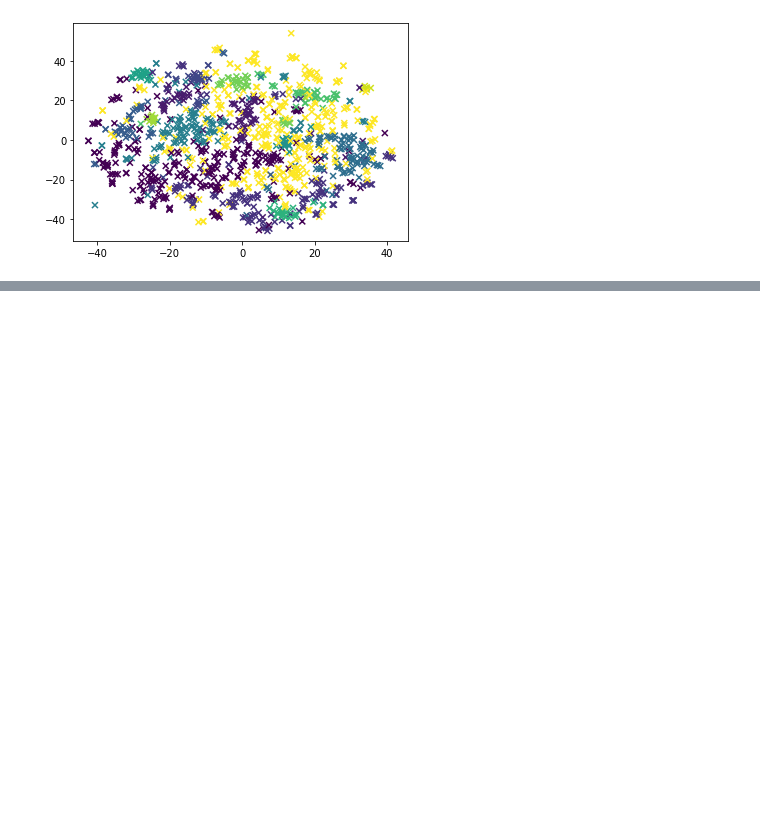
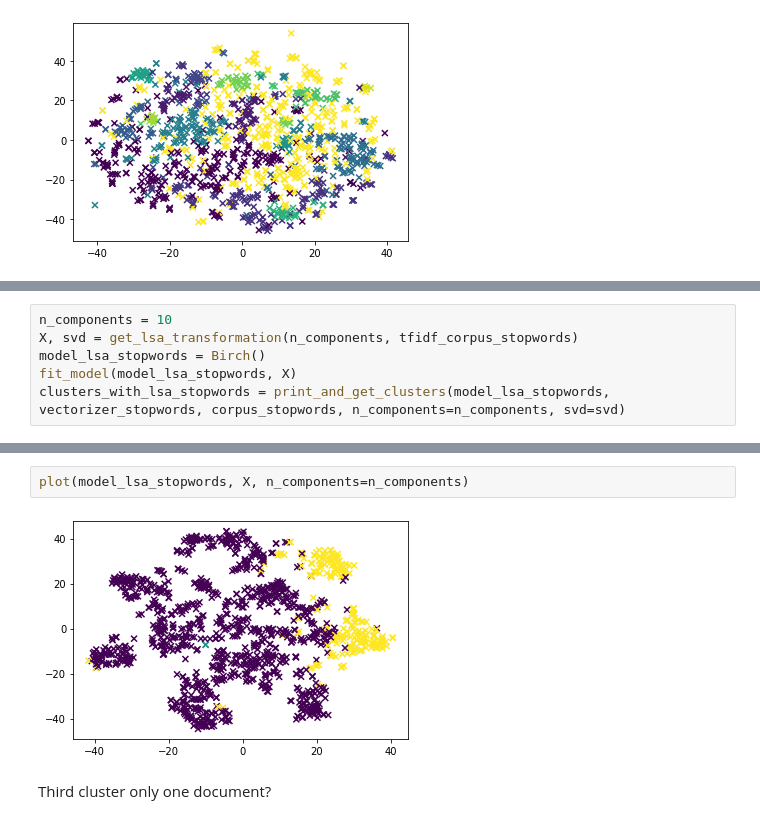
Before and after one commit to DonatJR/ita_ws20, a Jupyter notebook: notebooks/birch.ipynb, the cells around one changed output, grey strips where cells are left out. Cells and saved outputs as stored; diff of their text form; blank space fills up the shorter version.

```diff
--- a/notebooks/birch.ipynb
+++ b/notebooks/birch.ipynb
@@ -274,0 +310,6 @@ Cluster 14:
+# %%
+n_components = 10
+X, svd = get_lsa_transformation(n_components, tfidf_corpus_stopwords)
+model_lsa_stopwords = Birch()
+fit_model(model_lsa_stopwords, X)
+clusters_with_lsa_stopwords = print_and_get_clusters(model_lsa_stopwords, vectorizer_stopwords, corpus_stopwords, n_components=n_components, svd=svd)
@@ -274,0 +328,6 @@ Cluster 14:
+# %%
+plot(model_lsa_stopwords, X, n_components=n_components)
+# %% [output]
+[figure, added]
+# %% [markdown]
+Third cluster only one document?
```
Also changed, not shown: parts of 16 cells of this notebook.
